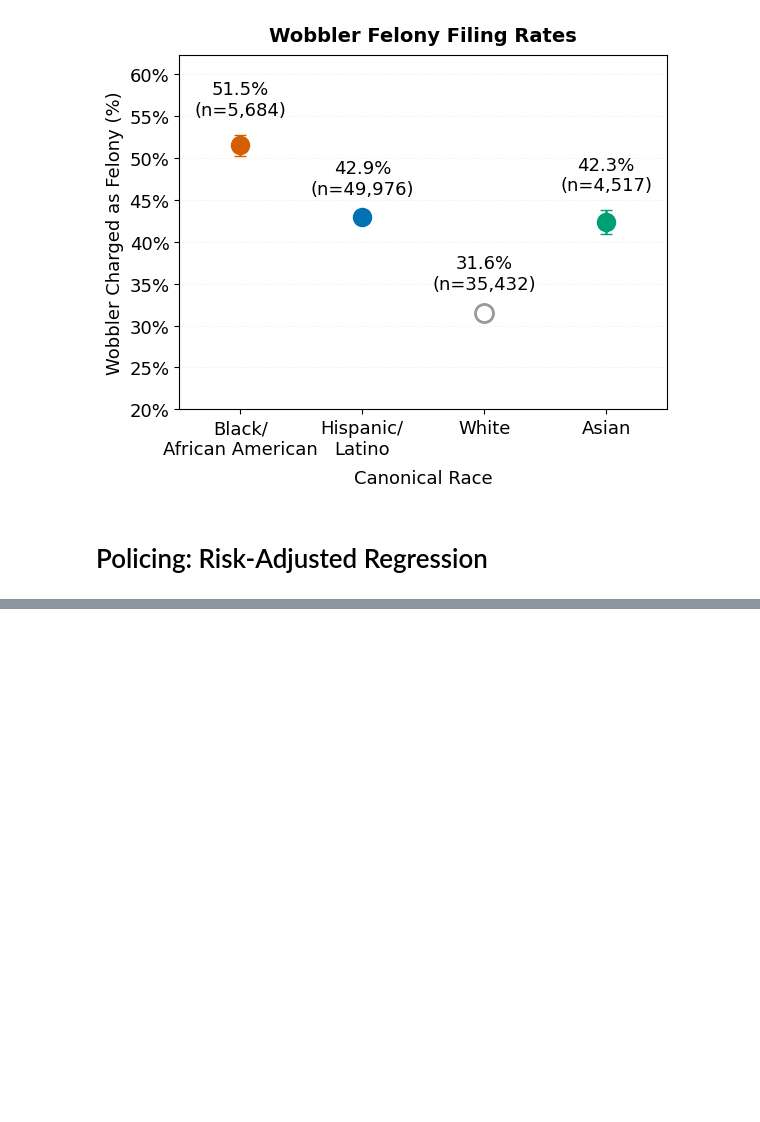
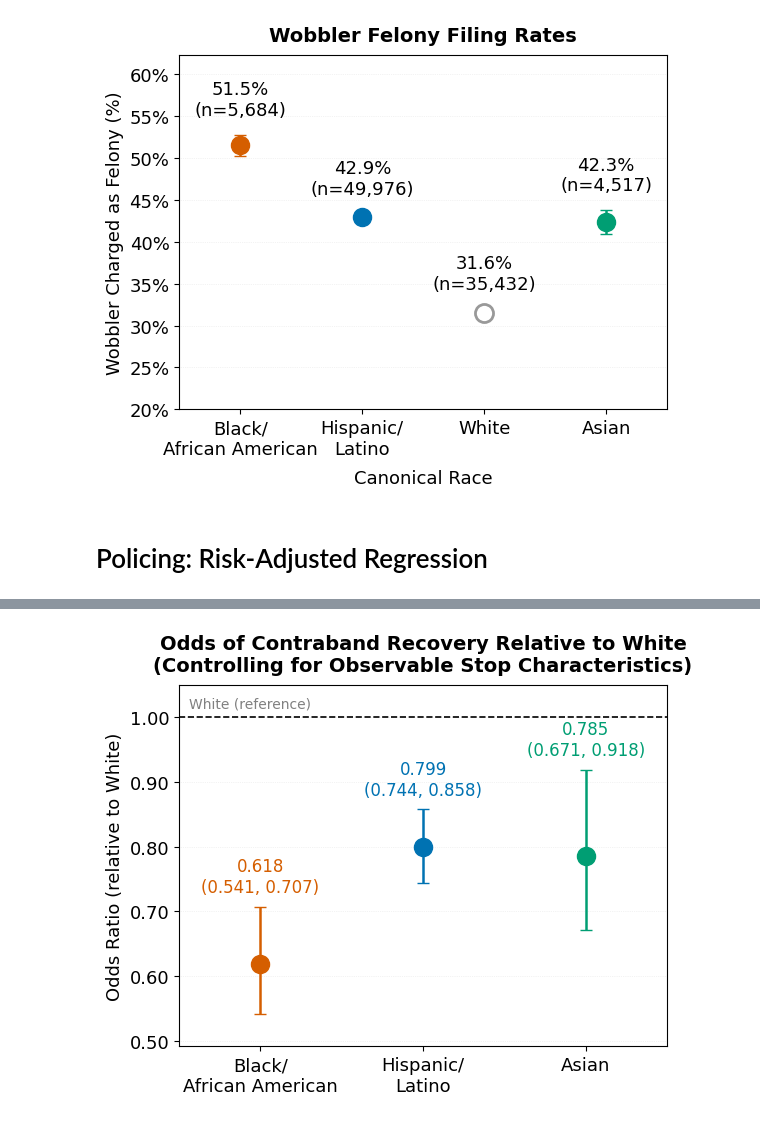
Before and after one commit to laurenbchu/honors-thesis, a Jupyter notebook: notebooks/02_analysis.ipynb, the cells around one changed output, grey strips where cells are left out. Cells and saved outputs as stored; diff of their text form; code cells hidden in the pictures; blank space fills up the shorter version.

```diff
--- a/notebooks/02_analysis.ipynb
+++ b/notebooks/02_analysis.ipynb
@@ -1273,0 +1187,4 @@ plt.show()
+# %%
+visualization_utils.plot_kitchen_sink(race_results)
+# %% [output]
+[figure, added]
```
Also changed, not shown: parts of 15 cells of this notebook, 2 other files.
